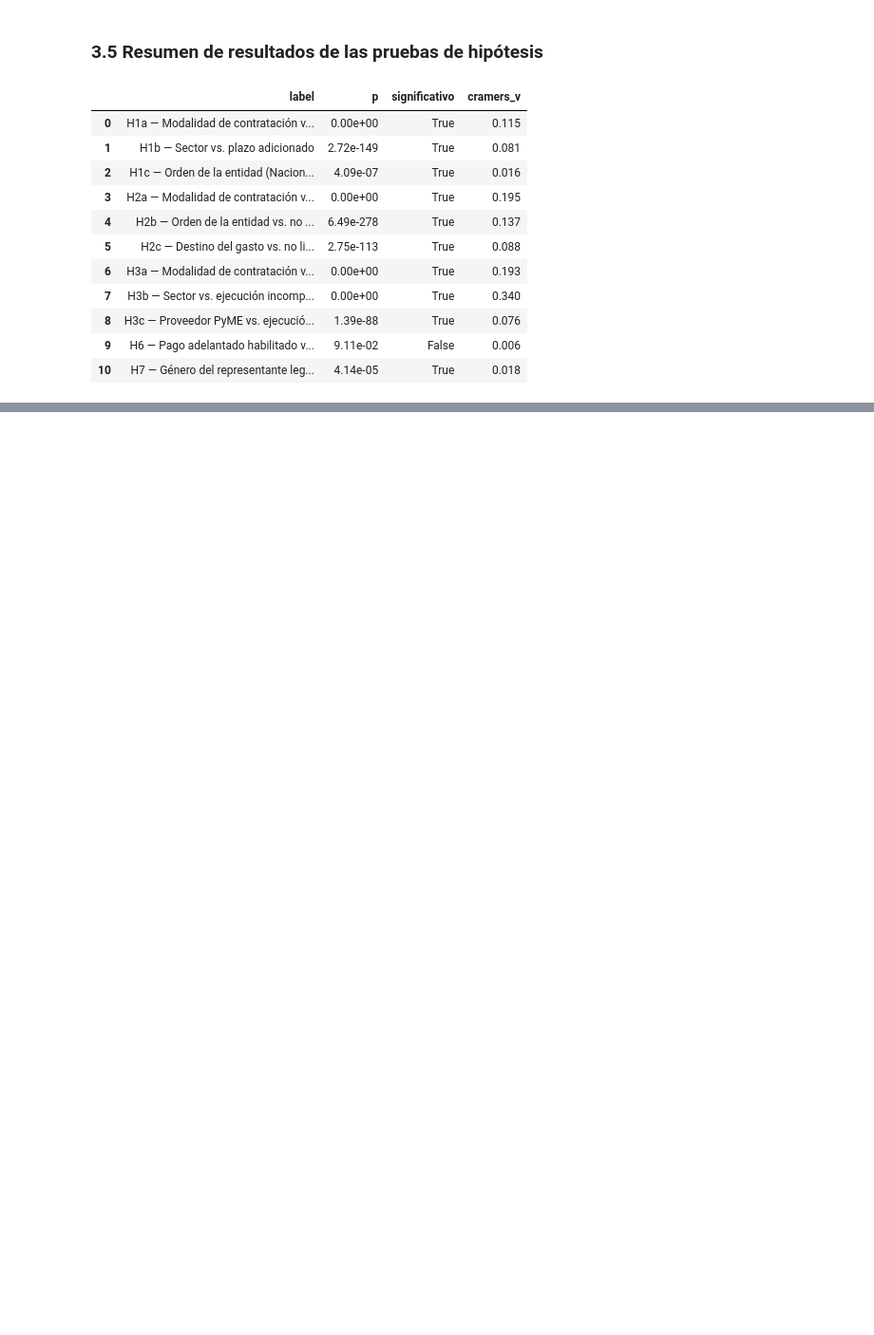
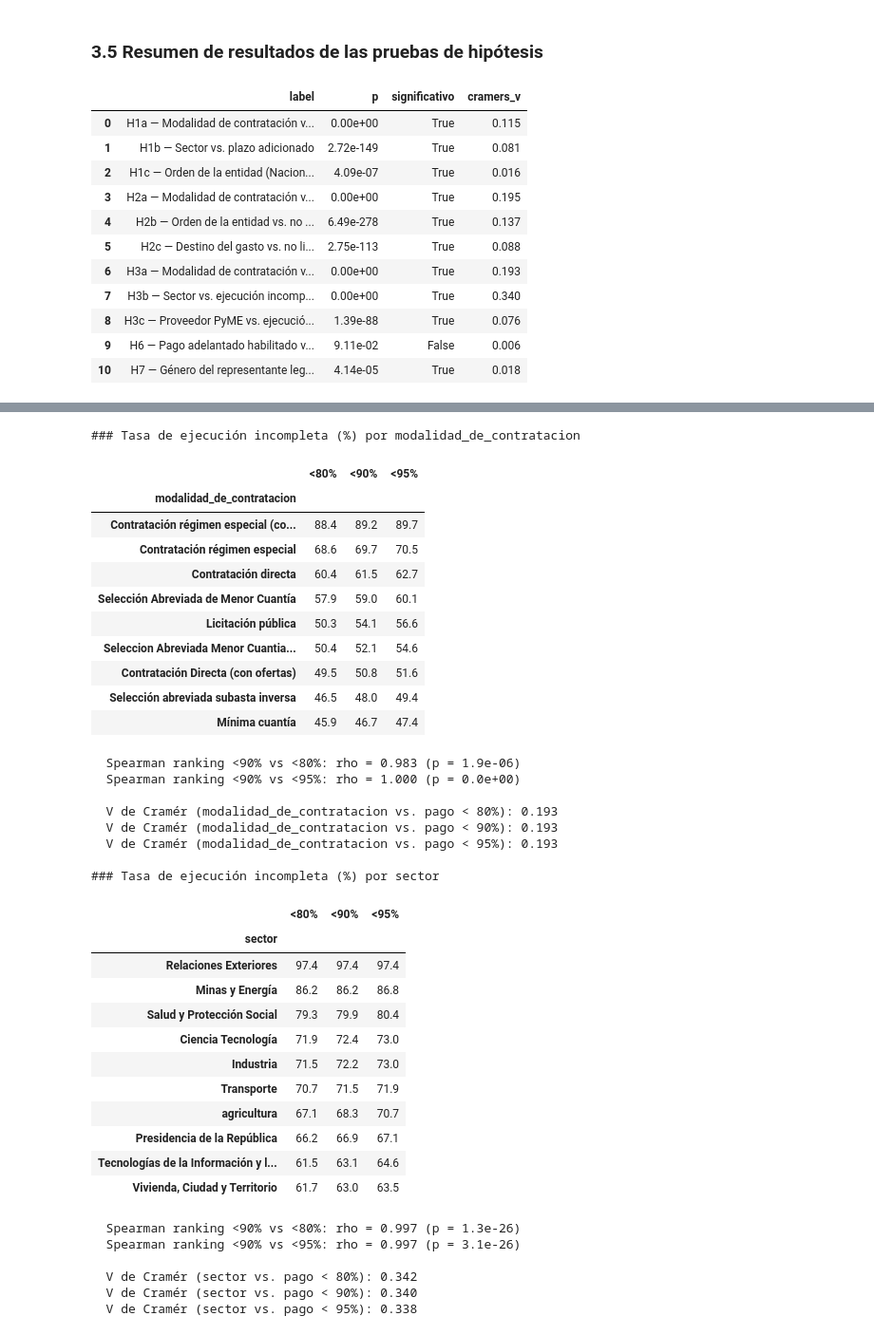
Before and after one commit to brehynnermraz/taller_1_ciencia_de_datos, a Jupyter notebook: notebooks/taller1_secop_bienes.ipynb, the cells around one changed output, grey strips where cells are left out. Shown at 95% size. Saved outputs shown, nothing was run; the diff lists cells and outputs as text; code cells hidden in the pictures; blank space fills up the shorter version.

```diff
--- a/notebooks/taller1_secop_bienes.ipynb
+++ b/notebooks/taller1_secop_bienes.ipynb
@@ -620,3 +643,61 @@ resumen[['label','p','significativo','cramers_v']]
+# %%
+umbrales = [0.80, 0.90, 0.95]
+for col in ['modalidad_de_contratacion', 'sector']:
+    validas = window_fin[col].value_counts()
+    validas = validas[validas >= 50].index
+    sub = window_fin[window_fin[col].isin(validas)]
+    tasas = pd.DataFrame({f'<{int(u*100)}%': sub.groupby(col)['exec_ratio'].apply(lambda x: (x < u).mean() * 100)
+                          for u in umbrales}).round(1).sort_values('<90%', ascending=False)
+    print(f"### Tasa de ejecución incompleta (%) por {col}")
+    display(tasas.head(10))
+    for u in ['<80%', '<95%']:
+        rho, p = stats.spearmanr(tasas['<90%'], tasas[u])
+        print(f"  Spearman ranking <90% vs {u}: rho = {rho:.3f} (p = {p:.1e})")
+    print()
+    for u in umbrales:
+        chi = stats.chi2_contingency(pd.crosstab(sub[col], sub['exec_ratio'] < u))
+        v = np.sqrt(chi[0] / len(sub) / min(len(validas) - 1, 1))
+        print(f"  V de Cramér ({col} vs. pago < {int(u*100)}%): {v:.3f}")
+    print()
+# %% [output]
+### Tasa de ejecución incompleta (%) por modalidad_de_contratacion
+|  | <80% | <90% | <95% |
+| modalidad_de_contratacion |  |  |  |
+| Contratación régimen especial (co... | 88.4 | 89.2 | 89.7 |
+| Contratación régimen especial | 68.6 | 69.7 | 70.5 |
+| Contratación directa | 60.4 | 61.5 | 62.7 |
+| Selección Abreviada de Menor Cuantía | 57.9 | 59.0 | 60.1 |
+| Licitación pública | 50.3 | 54.1 | 56.6 |
+| Seleccion Abreviada Menor Cuantia... | 50.4 | 52.1 | 54.6 |
+| Contratación Directa (con ofertas) | 49.5 | 50.8 | 51.6 |
+| Selección abreviada subasta inversa | 46.5 | 48.0 | 49.4 |
+| Mínima cuantía | 45.9 | 46.7 | 47.4 |
+  Spearman ranking <90% vs <80%: rho = 0.983 (p = 1.9e-06)
+  Spearman ranking <90% vs <95%: rho = 1.000 (p = 0.0e+00)
+
+  V de Cramér (modalidad_de_contratacion vs. pago < 80%): 0.193
+  V de Cramér (modalidad_de_contratacion vs. pago < 90%): 0.193
+  V de Cramér (modalidad_de_contratacion vs. pago < 95%): 0.193
+
+### Tasa de ejecución incompleta (%) por sector
+|  | <80% | <90% | <95% |
+| sector |  |  |  |
+| Relaciones Exteriores | 97.4 | 97.4 | 97.4 |
+| Minas y Energía | 86.2 | 86.2 | 86.8 |
+| Salud y Protección Social | 79.3 | 79.9 | 80.4 |
+| Ciencia Tecnología | 71.9 | 72.4 | 73.0 |
+| Industria | 71.5 | 72.2 | 73.0 |
+| Transporte | 70.7 | 71.5 | 71.9 |
+| agricultura | 67.1 | 68.3 | 70.7 |
+| Presidencia de la República | 66.2 | 66.9 | 67.1 |
+| Tecnologías de la Información y l... | 61.5 | 63.1 | 64.6 |
+| Vivienda, Ciudad y Territorio | 61.7 | 63.0 | 63.5 |
+  Spearman ranking <90% vs <80%: rho = 0.997 (p = 1.3e-26)
+  Spearman ranking <90% vs <95%: rho = 0.997 (p = 3.1e-26)
+
+  V de Cramér (sector vs. pago < 80%): 0.342
+  V de Cramér (sector vs. pago < 90%): 0.340
+  V de Cramér (sector vs. pago < 95%): 0.338
 # %% [markdown]
 ## 4. Generación de resultados
 
```
Also changed, not shown: parts of 16 cells of this notebook, 2 other files.
